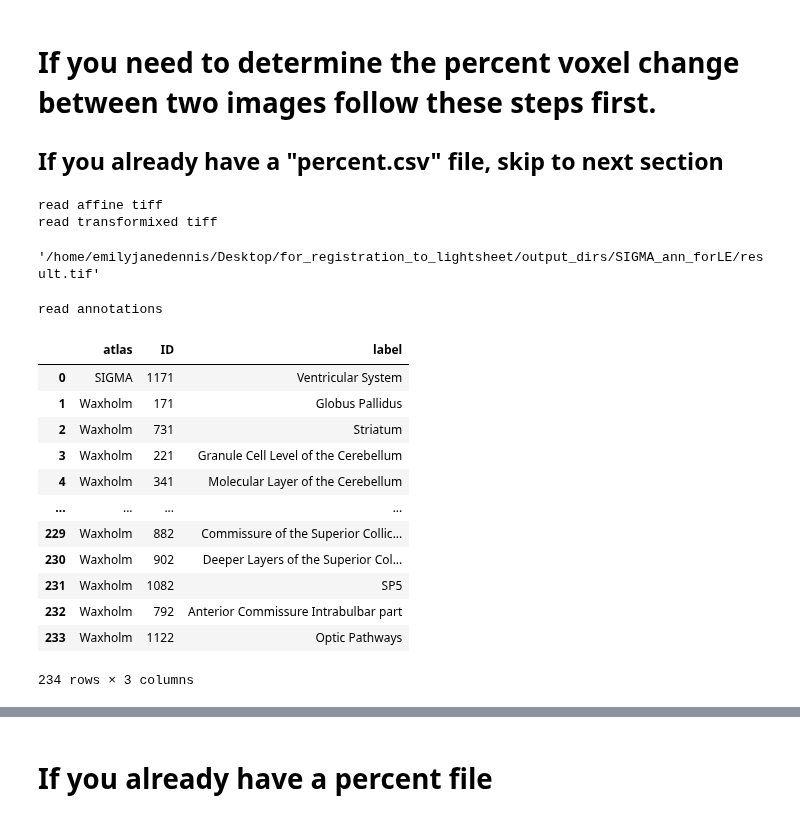
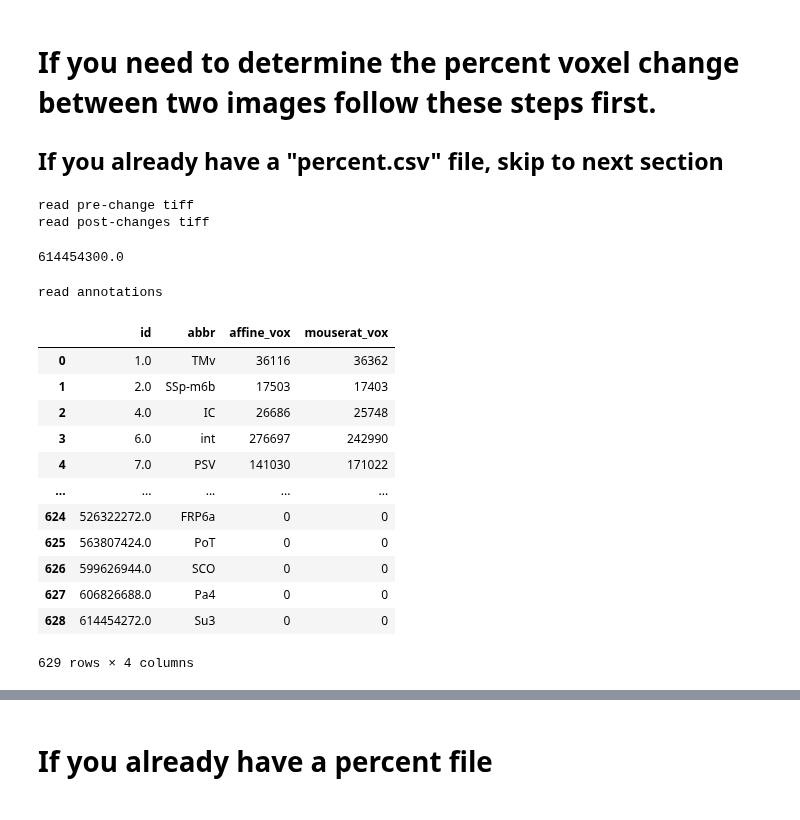
Before and after one commit to PrincetonUniversity/BrainPipe, a Jupyter notebook: tools/analysis/calculating_vox-diffs-between-tiffs.ipynb, the cells around one changed output, grey strips where cells are left out. Saved outputs shown, nothing was run; the diff lists cells and outputs as text; code cells hidden in the pictures.

```diff
--- a/tools/analysis/calculating_vox-diffs-between-tiffs.ipynb
+++ b/tools/analysis/calculating_vox-diffs-between-tiffs.ipynb
@@ -11,47 +11,49 @@ import numpy as np
 import pandas as pd
 import csv
 # %%
-src = "/home/emilyjanedennis/Desktop/for_registration_to_lightsheet"
-affinefile = os.path.join(src, "output_dirs/SIGMA_ann_forLE_affine/result.tif")
-transformixedfile = os.path.join(src, "output_dirs/SIGMA_ann_forLE/result.tif")
-annotationsfilename = os.path.join(src,"labels/SIGMA_labels.csv")
-output= "/home/emilyjanedennis/Desktop/SIGMA_to_LE_affine_vs_full.tiff"
-percentcsv="/home/emilyjanedennis/Desktop/SIGMA_to_LE_percent.csv"
+src = "/Users/emilydennis/Desktop/lightsheet"
+pre_file = os.path.join(src, "images/PMA_annotation.tif")
+post_file = os.path.join(src, "images/pma_ann_in_matlas.tif")
+annotations_filename = os.path.join(src,"labels_updated/PMA_ann_mouserat_vox.csv")
+output= os.path.join(src,'images/pma_matlas_pctdiff.tif')
+percentcsv= os.path.join(src,'images/pma_matlas_pctdiff.csv')
 # %% [markdown]
 # If you need to determine the percent voxel change between two images follow these steps first.
 
 ## If you already have a "percent.csv" file, skip to next section
 # %%
-affine = tif.imread(affinefile)
-print("read affine tiff")
-transformixed = tif.imread(transformixedfile)
-print("read transformixed tiff")
-transformixedfile
+pre = tif.imread(pre_file)
+print("read pre-change tiff")
+post = tif.imread(post_file)
+print("read post-changes tiff")
 # %% [output]
-read affine tiff
-read transformixed tiff
+read pre-change tiff
+read post-changes tiff
-'/home/emilyjanedennis/Desktop/for_registration_to_lightsheet/output_dirs/SIGMA_ann_forLE/result.tif'
+# %%
+np.max(pre)
+# %% [output]
+614454300.0
 # %%
 # make sure your annotations have the first column as id number, 2nd as abbreviation, or else change the input below
-anns=pd.read_csv(annotationsfilename,usecols=[0,1,2],header=0)
+anns=pd.read_csv(annotations_filename)
 print("read annotations")
 # %% [output]
 read annotations
 # %%
-df=anns.dropna()
+df=anns.drop(columns='Unnamed: 0')
 df
 # %% [output]
-|  | atlas | ID | label |
-| 0 | SIGMA | 1171 | Ventricular System |
-| 1 | Waxholm | 171 | Globus Pallidus |
-| 2 | Waxholm | 731 | Striatum |
-| 3 | Waxholm | 221 | Granule Cell Level of the Cerebellum |
-| 4 | Waxholm | 341 | Molecular Layer of the Cerebellum |
-| ... | ... | ... | ... |
-| 229 | Waxholm | 882 | Commissure of the Superior Collic... |
-| 230 | Waxholm | 902 | Deeper Layers of the Superior Col... |
-| 231 | Waxholm | 1082 | SP5 |
-| 232 | Waxholm | 792 | Anterior Commissure Intrabulbar part |
-| 233 | Waxholm | 1122 | Optic Pathways |
+|  | id | abbr | affine_vox | mouserat_vox |
+| 0 | 1.0 | TMv | 36116 | 36362 |
+| 1 | 2.0 | SSp-m6b | 17503 | 17403 |
+| 2 | 4.0 | IC | 26686 | 25748 |
+| 3 | 6.0 | int | 276697 | 242990 |
+| 4 | 7.0 | PSV | 141030 | 171022 |
+| ... | ... | ... | ... | ... |
+| 624 | 526322272.0 | FRP6a | 0 | 0 |
+| 625 | 563807424.0 | PoT | 0 | 0 |
+| 626 | 599626944.0 | SCO | 0 | 0 |
+| 627 | 606826688.0 | Pa4 | 0 | 0 |
+| 628 | 614454272.0 | Su3 | 0 | 0 |
-234 rows × 3 columns
+629 rows × 4 columns
 # %%
```
Also changed, not shown: parts of 20 cells of this notebook, 1 other file.
